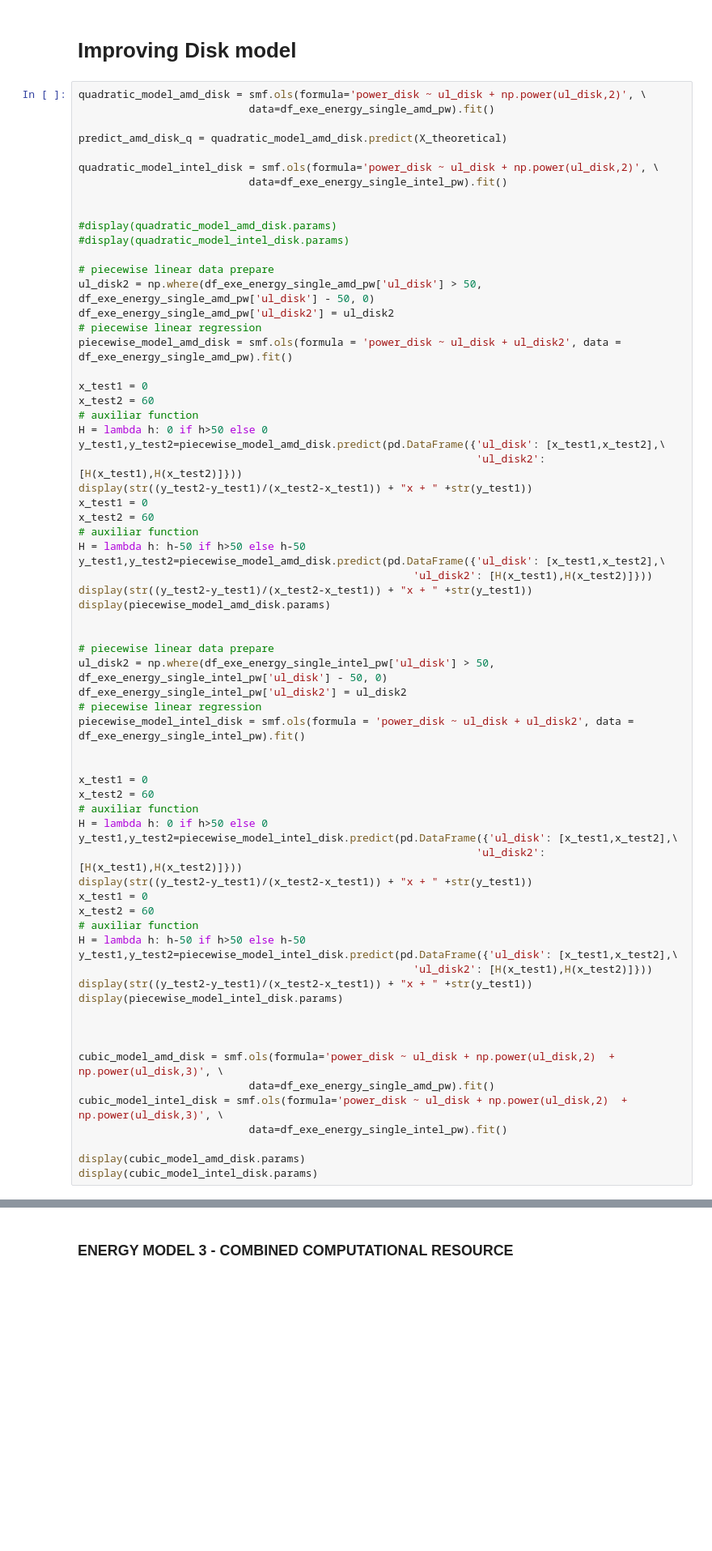
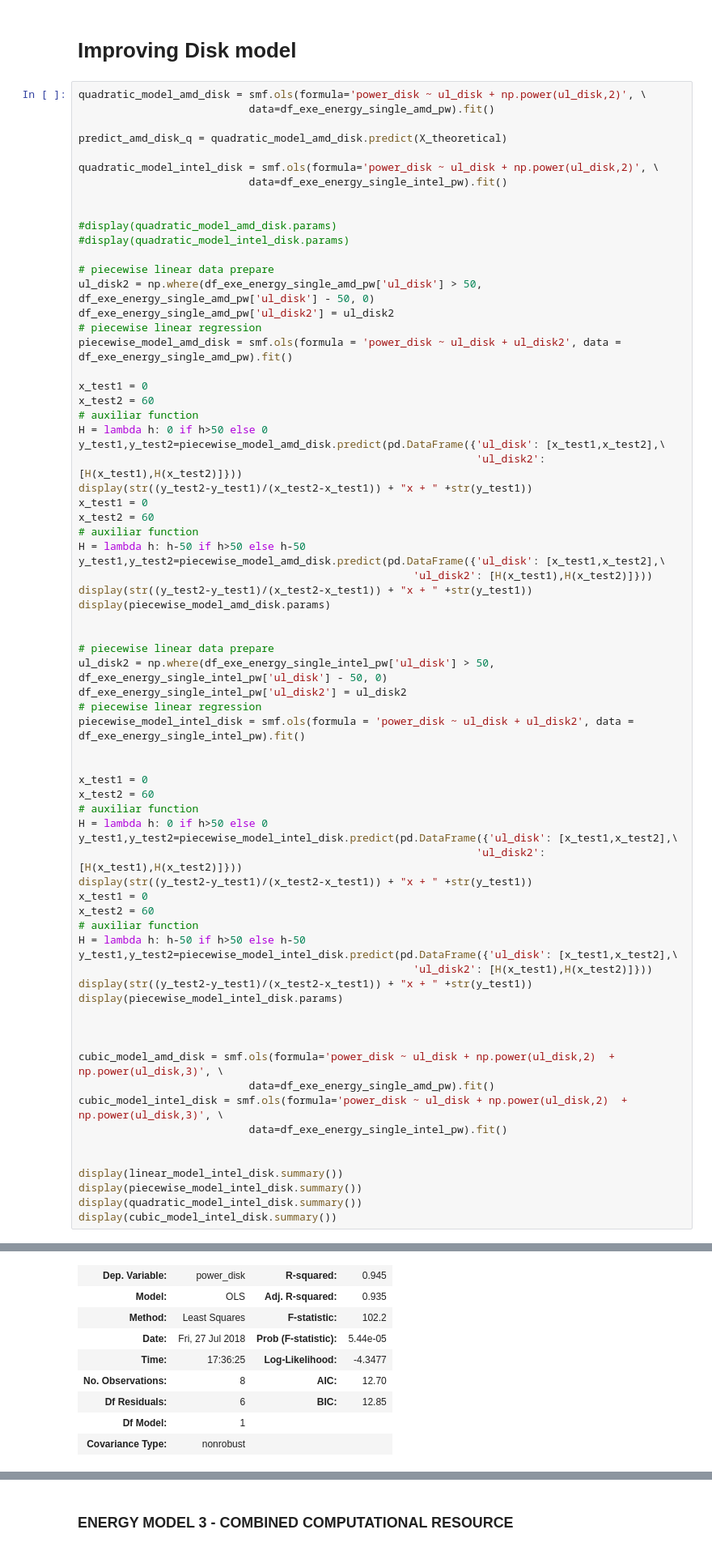
Before and after one commit to jonathan-murana/notebook, a Jupyter notebook: milab.ipynb, the cells around one changed output, grey strips where cells are left out. Shown: that part at 81% size. Drawn from its saved outputs; the diff is of its cells as text; blank space fills up the shorter version.

```diff
--- a/milab.ipynb
+++ b/milab.ipynb
@@ -1788,8 +1707,11 @@ cubic_model_amd_disk = smf.ols(formula='power_disk ~ ul_disk + np.power(ul_disk,
 cubic_model_intel_disk = smf.ols(formula='power_disk ~ ul_disk + np.power(ul_disk,2)  + np.power(ul_disk,3)', \
                            data=df_exe_energy_single_intel_pw).fit()
 
-display(cubic_model_amd_disk.params)
-display(cubic_model_intel_disk.params)
+
+display(linear_model_intel_disk.summary())
+display(piecewise_model_intel_disk.summary())
+display(quadratic_model_intel_disk.summary())
+display(cubic_model_intel_disk.summary())
 # %% [output]
 '0.03080120374470668x + 4.700643343950374'
 '0.019239388795555652x + 5.278734091407926'
@@ -1815,0 +1730,9 @@ dtype: float64
+| Dep. Variable: | power_disk | R-squared: | 0.945 |
+| Model: | OLS | Adj. R-squared: | 0.935 |
+| Method: | Least Squares | F-statistic: | 102.2 |
+| Date: | Fri, 27 Jul 2018 | Prob (F-statistic): | 5.44e-05 |
+| Time: | 17:36:25 | Log-Likelihood: | -4.3477 |
+| No. Observations: | 8 | AIC: | 12.70 |
+| Df Residuals: | 6 | BIC: | 12.85 |
+| Df Model: | 1 |  |  |
+| Covariance Type: | nonrobust |  |  |
```
Also changed, not shown: parts of 18 cells of this notebook.
